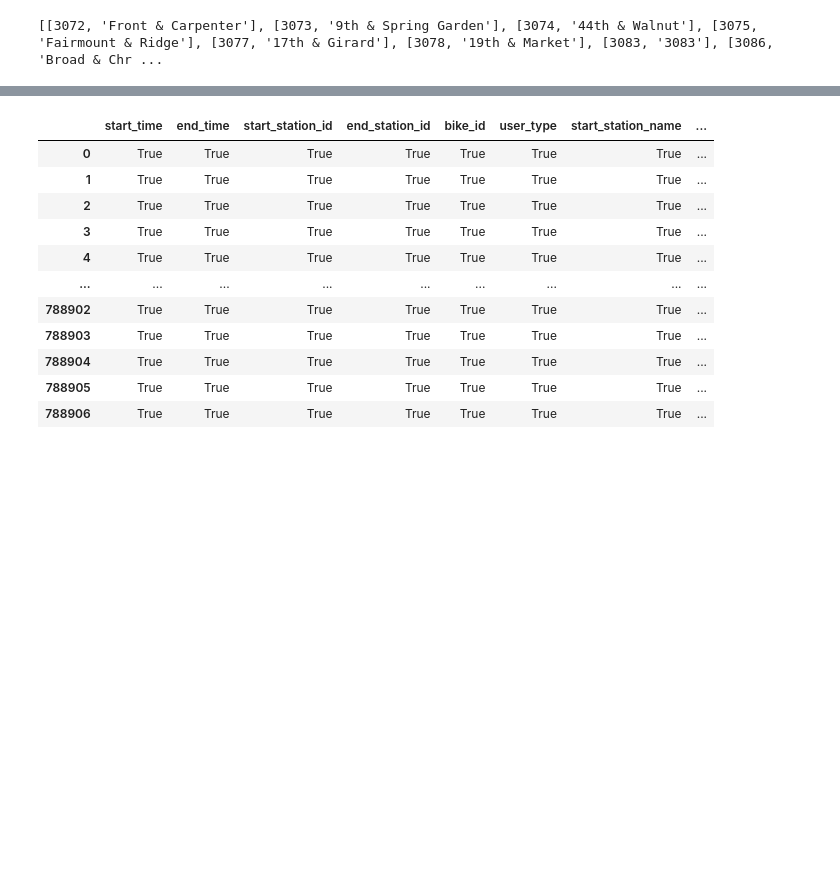
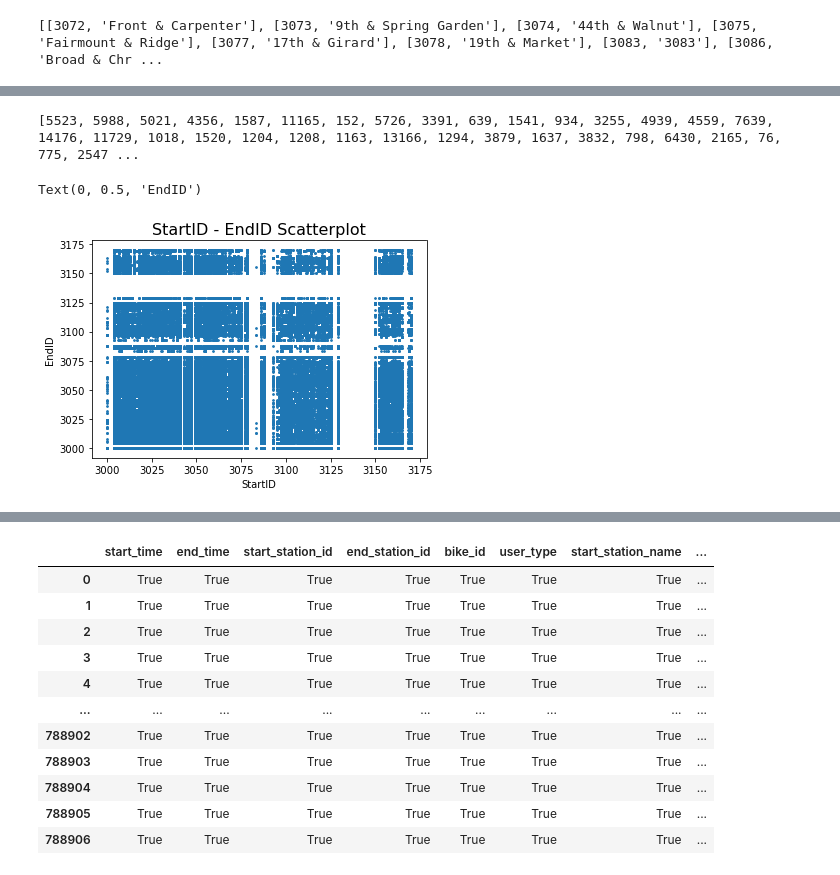
Before and after one commit to GoebelM94/dsml2021, a Jupyter notebook: notebooks/First Data Analysis.ipynb, the cells around one changed output, grey strips where cells are left out. Saved outputs shown, nothing was run; the diff lists cells and outputs as text; code cells hidden in the pictures; blank space fills up the shorter version.

```diff
--- a/notebooks/First Data Analysis.ipynb
+++ b/notebooks/First Data Analysis.ipynb
@@ -142,3 +156,22 @@ print(id_mapped_to_station)
+# %%
+# das noch mit den Ids oder Namen der Stations matchen
+ending_id_amount_loans = []
+for id in unique_station_ids:
+    ending_id_amount_loans.append(sum(1 for i in df_bikes['end_station_id'] if i == id))
+print(ending_id_amount_loans)
+# %% [output]
+[5523, 5988, 5021, 4356, 1587, 11165, 152, 5726, 3391, 639, 1541, 934, 3255, 4939, 4559, 7639, 14176, 11729, 1018, 1520, 1204, 1208, 1163, 13166, 1294, 3879, 1637, 3832, 798, 6430, 2165, 76, 775, 2547 ...
+# %%
+#Schade, ich erkenne kein Muster :D
+fig, scplot_ids = plt.subplots(nrows=1, ncols=1)
+scplot_ids.scatter(df_bikes['start_station_id'], df_bikes['end_station_id'],s=3)
+scplot_ids.set_title("StartID - EndID Scatterplot", fontsize=16)
+scplot_ids.set_xlabel("StartID")
+scplot_ids.set_ylabel("EndID")
+#scplot_ids.show()
+# %% [output]
+Text(0, 0.5, 'EndID')
+[figure, added]
 # %%
 # Zeiten in Daytime umgewandelt und Leihdauer hinzugefügt
 df_bikes["start_time"] = pd.to_datetime(df_bikes["start_time"], dayfirst = True)
```
Also changed, not shown: parts of 6 cells of this notebook.
